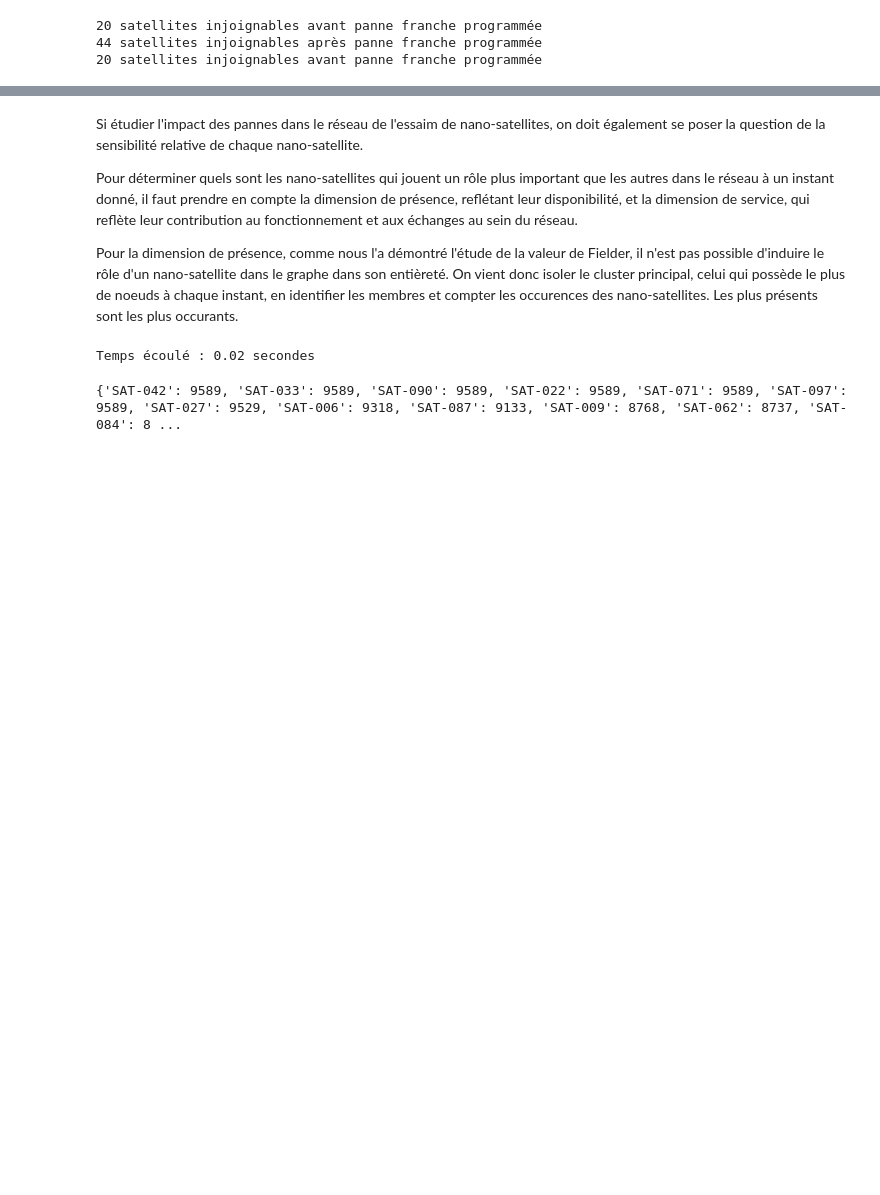
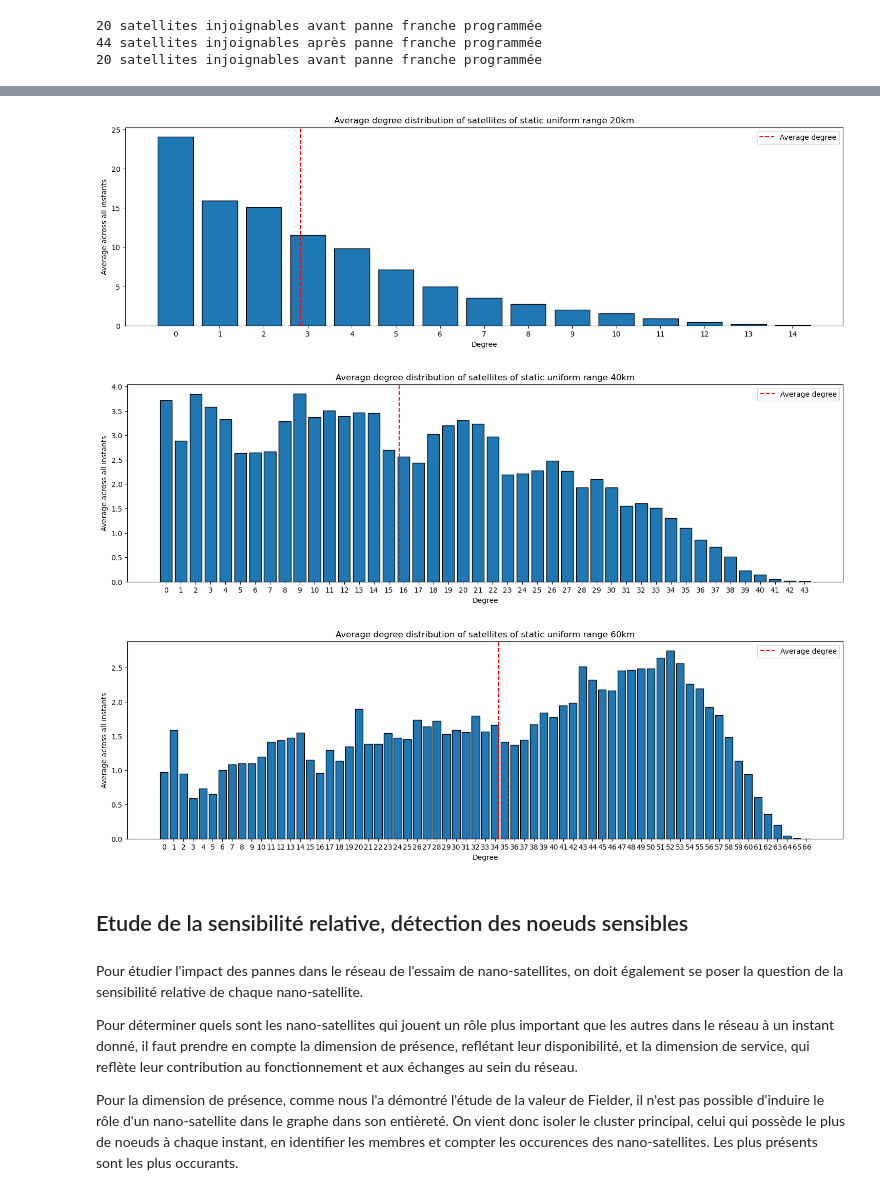
Before and after one commit to Darcolosse/McdaSat, a Jupyter notebook: analyse_caracteristiques.ipynb, the cells around one changed output, grey strips where cells are left out. Cells and saved outputs as stored; diff of their text form; code cells hidden in the pictures; blank space fills up the shorter version.

```diff
--- a/analyse_caracteristiques.ipynb
+++ b/analyse_caracteristiques.ipynb
@@ -26,6 +26,8 @@ each_range_each_instant_on_data = partial(run_for_each_range_each_instant_on_cal
 # %%
 print("Chargement des nombres de satellites inatteignables par instant")
 nb_unreachable_satellites_by_instant = each_range_each_instant(func=count_unreachable_satellites)
+print("Chargement des densités des graphes par instant")
+degree_distribution_by_instant = each_range_each_instant(func=degree_distribution)
 print("Chargement des densités des graphes par instant")
 densities_by_instant = each_range_each_instant(func=density)
 print("Chargement des valeurs de Fielder par instant")
@@ -102,16 +178,53 @@ print(f"{count_unreachable_satellites(satellites["20km"], instant_de_test)} sate
+# %%
+
+def average_per_degree(degree_distribution_i):
+    degrees_tmp = {}
+    nb_instants = len(degree_distribution_i)
+    for d_distrib in degree_distribution_i:
+        for key, value in d_distrib.items():
+            if key in degrees_tmp:
+                degrees_tmp[key] += value
+            else:
+                degrees_tmp[key] = value
+    degrees_final = {}
+    for key, value in degrees_tmp.items():
+        degrees_final[str(key)] = float(value / nb_instants)
+    return degrees_final
+
+def average_overall(average_per_degree_i):
+    return sum([int(key) * value for key, value in average_per_degree_i.items()]) / sum(average_per_degree_i.values())
+
+averages = {key: average_per_degree(deg_instants) for key, deg_instants in degree_distribution_by_instant.items()}
+overall_averages = {key: average_overall(avg_deg_instants) for key, avg_deg_instants in averages.items()}
+#show_data(averages["20km"], "Density", "Graph density in one revolution")
+for key, average_dict in averages.items():
+    x = list(map(int, average_dict.keys()))
+    y = list(average_dict.values())
+
+    plt.figure(figsize=(18, 5))
+    plt.bar(x, y, width=0.8, edgecolor="black")
+
+    plt.axvline(x=overall_averages[key], color='r', linestyle='--', label='Average degree')
+    plt.legend()  # Show the legend
+
+    plt.xlabel("Degree")
+    plt.ylabel("Average across all instants")
+    plt.title(f"Average degree distribution of satellites of static uniform range {key}")
+
+    plt.xticks(x)
+    plt.show()
+# %% [output]
+[figure, added]
+[figure, added]
+[figure, added]
+# %% [markdown]
+## Etude de la sensibilité relative, détection des noeuds sensibles
 # %% [markdown]
-Si étudier l'impact des pannes dans le réseau de l'essaim de nano-satellites, on doit également se poser la question de la sensibilité relative de chaque nano-satellite.
+Pour étudier l'impact des pannes dans le réseau de l'essaim de nano-satellites, on doit également se poser la question de la sensibilité relative de chaque nano-satellite.
 
 Pour déterminer quels sont les nano-satellites qui jouent un rôle plus important que les autres dans le réseau à un instant donné, il faut prendre en compte la dimension de présence, reflétant leur disponibilité, et la dimension de service, qui reflète leur contribution au fonctionnement et aux échanges au sein du réseau.
 
 Pour la dimension de présence, comme nous l'a démontré l'étude de la valeur de Fielder, il n'est pas possible d'induire le rôle d'un nano-satellite dans le graphe dans son entièreté. On vient donc isoler le cluster principal, celui qui possède le plus de noeuds à chaque instant, en identifier les membres et compter les occurences des nano-satellites. Les plus présents sont les plus occurants.
-# %%
-def extract_biggest_cluster_from_subgraphs(sats: list[Satellite], i: int, precalculated_subgraphs_instants: list[list[Satellite]]):
-    return max(precalculated_subgraphs_instants[i], key=len)
-
-biggest_isolated_cluster_by_instant = each_range_each_instant_on_data(func=extract_biggest_cluster_from_subgraphs, calculated_data=subgraphs_by_instant)
-# %% [output]
-Temps écoulé : 0.02 secondes
 # %%
 occurences = {}
 # A revoir, est-ce que je ne devrais pas isoler chaque portée plutôt ou alors étudier que le 20km ?
@@ -124,5 +237,3 @@ for sat in flatten:
 # %%
 sorted_occurrences = dict(sorted(occurences.items(), key=lambda x: x[1], reverse=True))
 print(sorted_occurrences)
-# %% [output]
-{'SAT-042': 9589, 'SAT-033': 9589, 'SAT-090': 9589, 'SAT-022': 9589, 'SAT-071': 9589, 'SAT-097': 9589, 'SAT-027': 9529, 'SAT-006': 9318, 'SAT-087': 9133, 'SAT-009': 8768, 'SAT-062': 8737, 'SAT-084': 8 ...
```
Also changed, not shown: parts of 14 cells of this notebook, 1 other file.
